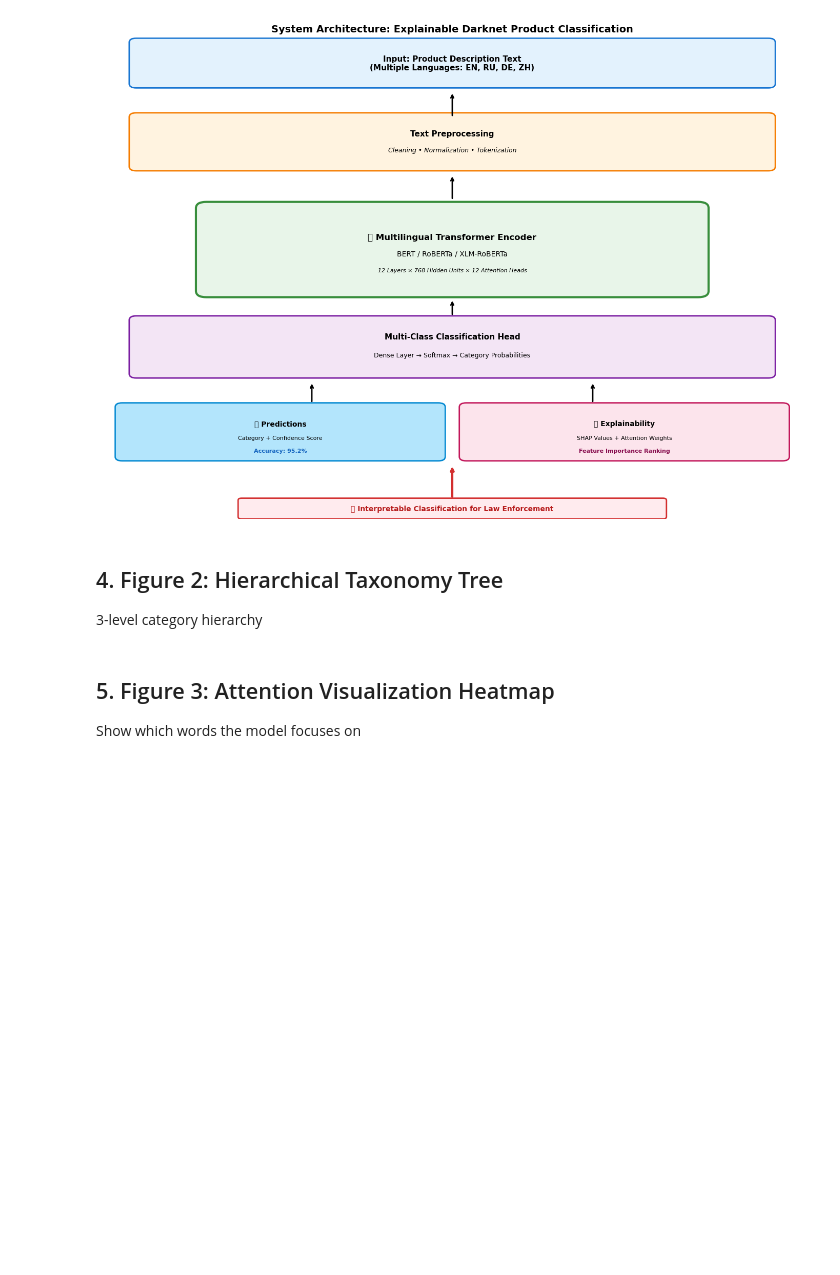
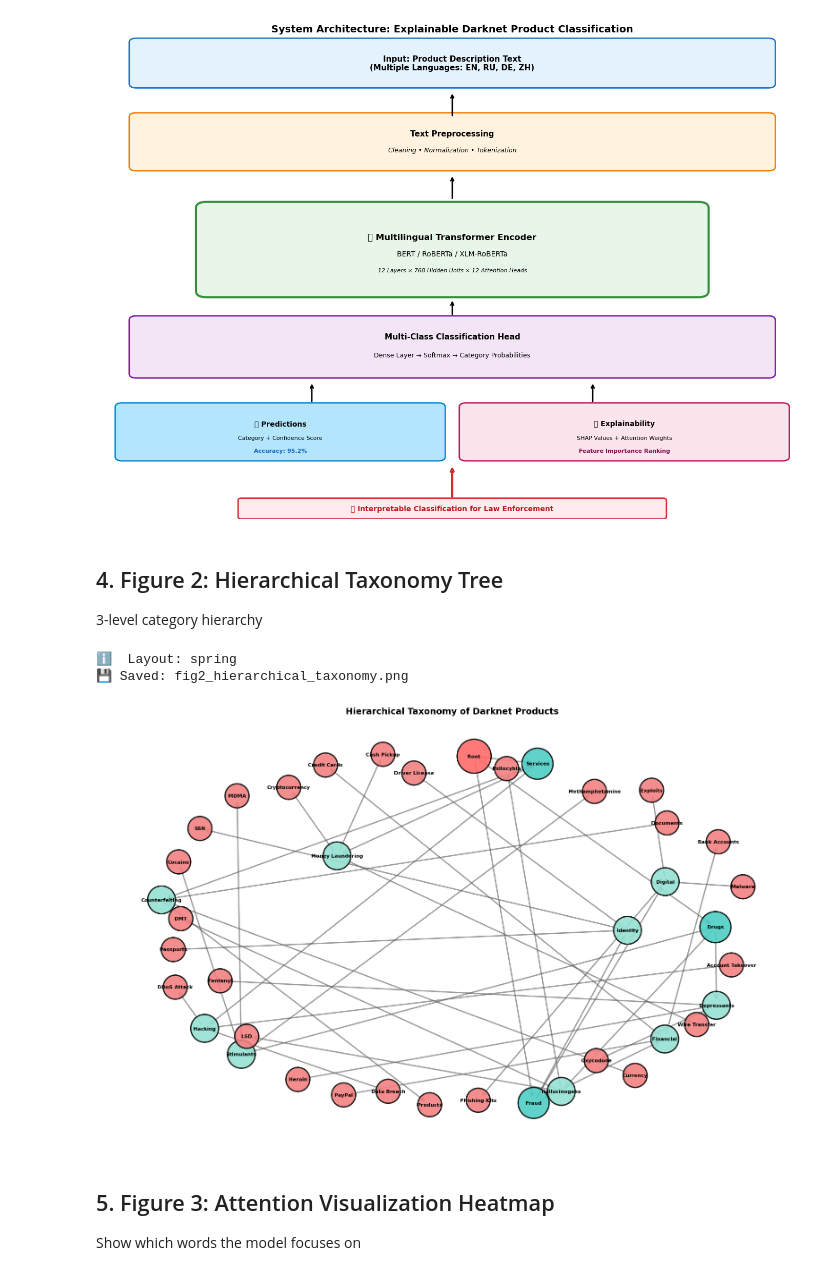
Before and after one commit to dApY3112/NLP-Trade-Message, a Jupyter notebook: 5_paper_diagrams_and_visualizations.ipynb, the cells around one changed output. Drawn from its saved outputs; the diff is of its cells as text; code cells hidden in the pictures; blank space fills up the shorter version.

```diff
--- a/5_paper_diagrams_and_visualizations.ipynb
+++ b/5_paper_diagrams_and_visualizations.ipynb
@@ -18,6 +18,13 @@ import seaborn as sns
 
 # Network/Tree visualization
 from matplotlib.patches import ConnectionPatch
+try:
+    import networkx as nx
+    NETWORKX_AVAILABLE = True
+except ImportError:
+    nx = None
+    NETWORKX_AVAILABLE = False
+    print("⚠️  networkx not installed. Run: pip install networkx")
 
 # For SHAP (install if needed: pip install shap)
 try:
@@ -48,6 +55,7 @@ np.random.seed(RANDOM_STATE)
 
 print("✅ All libraries imported successfully!")
 print(f"   SHAP available: {SHAP_AVAILABLE}")
+print(f"   networkx available: {NETWORKX_AVAILABLE}")
 # %% [output]
 ✅ All libraries imported successfully!
    SHAP available: True
@@ -220,6 +229,9 @@ def draw_hierarchical_taxonomy():
     """
     Draw hierarchical taxonomy tree for darknet products
     """
+    if not NETWORKX_AVAILABLE:
+        raise ImportError("networkx is required for this figure. Install with: pip install networkx")
+
     # Define hierarchy (customize based on your actual categories)
     hierarchy = {
         'Root': {
@@ -252,8 +264,16 @@ def draw_hierarchical_taxonomy():
             for l3 in l3_list:
                 G.add_edge(l2, l3)
 
-    # Layout
-    pos = nx.nx_agraph.graphviz_layout(G, prog='dot') if hasattr(nx, 'nx_agraph') else nx.spring_layout(G, k=2, iterations=50)
+    # Layout: try Graphviz (pygraphviz) if available; otherwise spring layout
+    pos = None
+    try:
+        from networkx.drawing.nx_agraph import graphviz_layout
+        pos = graphviz_layout(G, prog='dot')
+        layout_name = 'graphviz(dot)'
+    except Exception:
+        pos = nx.spring_layout(G, k=2, iterations=50, seed=RANDOM_STATE)
+        layout_name = 'spring'
+    print(f"ℹ️  Layout: {layout_name}")
 
     # Draw
     fig, ax = plt.subplots(figsize=(16, 10))
@@ -267,52 +287,43 @@ def draw_hierarchical_taxonomy():
             node_sizes.append(3000)
         elif node in hierarchy['Root']:
             node_colors.append('#4ECDC4')
             node_sizes.append(2500)
         elif any(node in hierarchy['Root'][l1] for l1 in hierarchy['Root']):
             node_colors.append('#95E1D3')
             node_sizes.append(2000)
         else:
             node_colors.append('#F38181')
             node_sizes.append(1500)
 
     # Draw edges
     nx.draw_networkx_edges(G, pos, ax=ax, edge_color='#555555',
-                          width=2, alpha=0.6, arrows=True,
-                          arrowsize=15, arrowstyle='->')
+                           width=2, alpha=0.6, arrows=True,
+                           arrowsize=15, arrowstyle='->')
 
     # Draw nodes
     nx.draw_networkx_nodes(G, pos, ax=ax, node_color=node_colors,
-                          node_size=node_sizes, alpha=0.9,
-                          edgecolors='black', linewidths=2)
+                           node_size=node_sizes, alpha=0.9,
+                           edgecolors='black', linewidths=2)
 
     # Draw labels
-    nx.draw_networkx_labels(G, pos, ax=ax, font_size=9,
-                           font_weight='bold', font_family='sans-serif')
+    nx.draw_networkx_labels(G, pos, ax=ax, font_size=8, font_weight='bold')
 
-    # Legend
-    legend_elements = [
-        mpatches.Patch(color='#FF6B6B', label='Level 0: Root'),
-        mpatches.Patch(color='#4ECDC4', label='Level 1: Main Category'),
-        mpatches.Patch(color='#95E1D3', label='Level 2: Sub-Category'),
-        mpatches.Patch(color='#F38181', label='Level 3: Fine-Grained')
-    ]
-    ax.legend(handles=legend_elements, loc='upper left', fontsize=11)
-
-    ax.set_title('Hierarchical Taxonomy of Illicit Products (3-Level Structure)',
-                fontsize=16, fontweight='bold', pad=20)
+    ax.set_title('Hierarchical Taxonomy of Darknet Products', fontsize=14, fontweight='bold')
     ax.axis('off')
-
     plt.tight_layout()
 
     # Save
     save_path = PAPER_DIR / 'fig2_hierarchical_taxonomy.png'
     plt.savefig(save_path, dpi=300, bbox_inches='tight', facecolor='white')
     print(f"💾 Saved: {save_path.name}")
-
     plt.show()
 
 # Generate diagram
 draw_hierarchical_taxonomy()
+# %% [output]
+ℹ️  Layout: spring
+💾 Saved: fig2_hierarchical_taxonomy.png
+[figure, added]
 # %% [markdown]
 ## 5. Figure 3: Attention Visualization Heatmap
 
```
Also changed, not shown: parts of 9 cells of this notebook, 9 other files.
